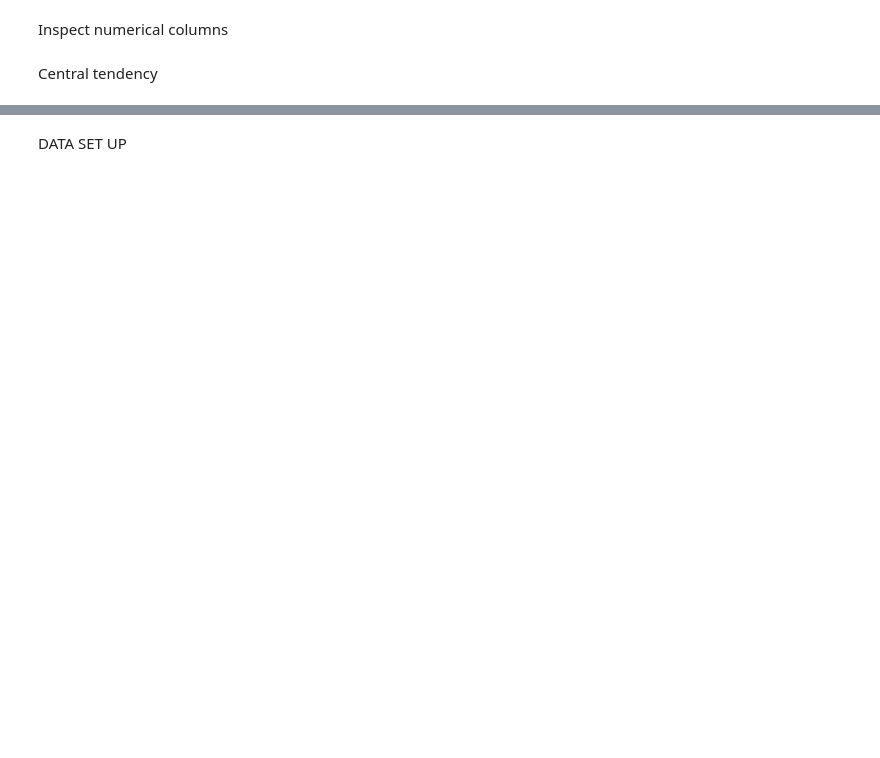
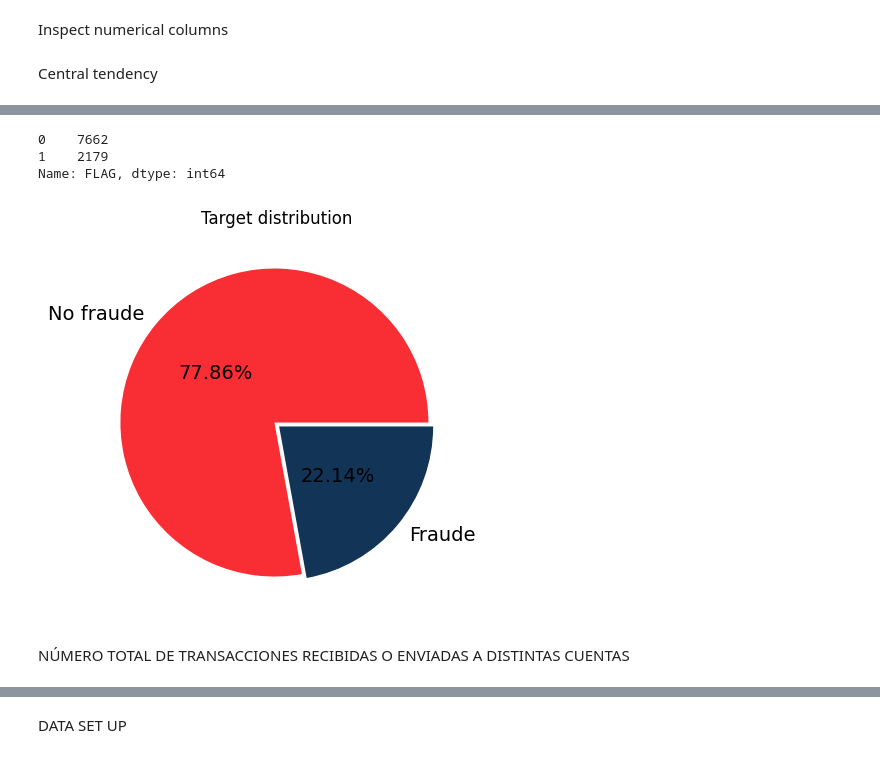
Before and after one commit to docampo99/Fraud_Detection_with_AI, a Jupyter notebook: Ethereum.ipynb, the cells around one changed output, grey strips where cells are left out. Saved outputs shown, nothing was run; the diff lists cells and outputs as text; code cells hidden in the pictures; blank space fills up the shorter version.

```diff
--- a/Ethereum.ipynb
+++ b/Ethereum.ipynb
@@ -13,6 +13,30 @@ from sklearn.preprocessing import PowerTransformer
 from sklearn.linear_model import LogisticRegression
 from sklearn.naive_bayes import MultinomialNB, GaussianNB, ComplementNB, BernoulliNB, CategoricalNB
 from sklearn.ensemble import RandomForestClassifier
+from sklearn.tree import DecisionTreeClassifier
+from sklearn.datasets import load_iris
+from sklearn.model_selection import train_test_split
+from sklearn import svm
+from sklearn.tree import export_graphviz
+
+from IPython.display import Image
+from sklearn.tree import plot_tree
+
+import pydotplus
 #Read the csv, drop index column
 df=pd.read_csv("transaction_dataset.csv")
 df=df.iloc[:,2:]
+
+# buscamos columnas con 0 varianza (NO SIRVEN)
+no_var = df.var() == 0
+print(df.var()[no_var])
+print('\n')
+
+# Quitamos columnas con varianza=0, no sirven para entrenar el modelo
+
+df.drop(df.var()[no_var].index, axis = 1, inplace = True)
+
+#quitamos " "  del nombre de columnas que empiezan con " "
+df.columns = df.columns.str.replace(' ', '_')
+#si empieza con "_" lo quitamos
+df.columns = df.columns.str.replace('^_', '')
@@ -125,10 +110,0 @@ plt.show()
-# %%
-# Eliminamos duplicados
-df.drop(df[categories], axis=1, inplace=True)
-# Replace missings of numerical variables with median ¿¿¿¿¿AVERAGE/MEDIAN??????
-df.fillna(df.median(), inplace=True)
-# Visualize missings pattern of the dataframe
-print(df.shape)
-plt.figure(figsize=(12,6))
-sns.heatmap(df.isnull(), cbar=False)
-plt.show()
@@ -282,0 +133,17 @@ Index(['FLAG', 'Avg min between sent tnx', 'Avg min between received tnx',
+# %%
+# Distribución de fraude/ no fraude
+print(df['FLAG'].value_counts())
+
+pie, ax = plt.subplots(figsize=[7,5])
+labels = ['No fraude', 'Fraude']
+colors = ['#f92e35', '#123456']
+plt.pie(x = df['FLAG'].value_counts(), autopct='%.2f%%', explode=[0.02]*2, labels=labels, pctdistance=0.5, textprops={'fontsize': 14}, colors = colors)
+plt.title('Target distribution')
+plt.show()
+# %% [output]
+0    7662
+1    2179
+Name: FLAG, dtype: int64
+[figure, added]
+# %% [markdown]
+NÚMERO TOTAL DE TRANSACCIONES RECIBIDAS O ENVIADAS A DISTINTAS CUENTAS
```
Also changed, not shown: parts of 83 cells of this notebook, 1 other file.
